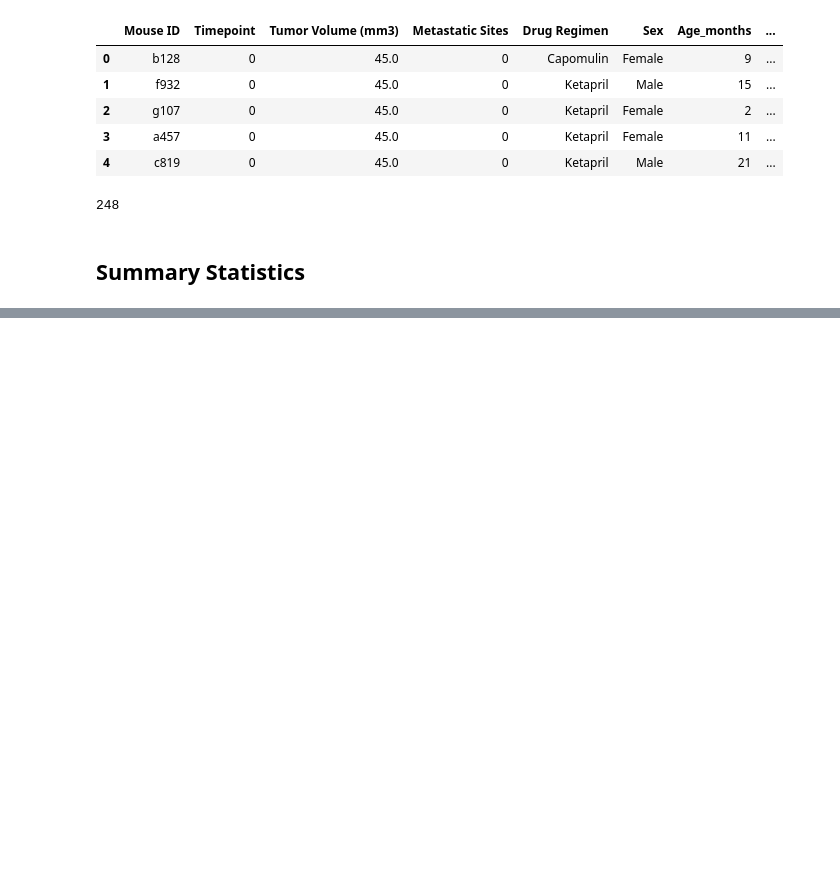
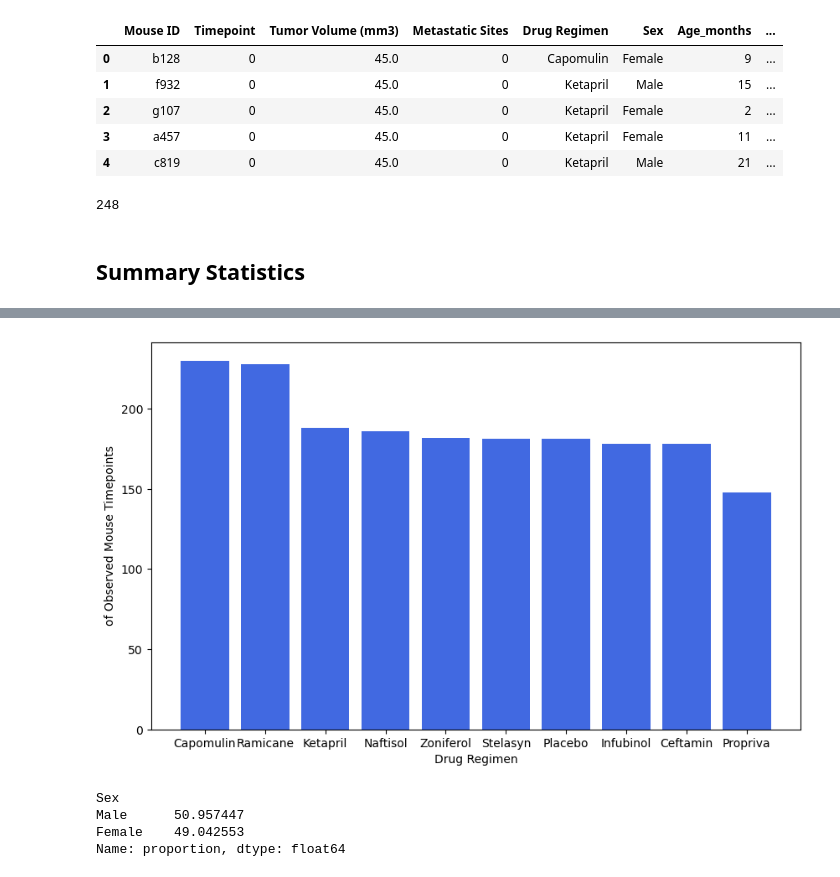
Before and after one commit to Ernawaty2024/matplotlib_challenge, a Jupyter notebook: Pymaceuticals/Pymaceuticals.ipynb.ipynb, the cells around one changed output, grey strips where cells are left out. Saved outputs shown, nothing was run; the diff lists cells and outputs as text; code cells hidden in the pictures; blank space fills up the shorter version.

```diff
--- a/Pymaceuticals/Pymaceuticals.ipynb.ipynb
+++ b/Pymaceuticals/Pymaceuticals.ipynb.ipynb
@@ -91,0 +166,20 @@ mice_count_cleaned_df
+# %%
+# Generate a bar plot showing the total number of rows (Mouse ID/Timepoints) for each drug regimen using pyplot.
+plt.figure(figsize=(10,6))
+plt.bar(counts.index, counts.values, color='royalblue')
+
+plt.xlabel('Drug Regimen')
+plt.ylabel('of Observed Mouse Timepoints')
+
+plt.show()
+# %% [output]
+[figure, added]
+# %%
+# Count the population of male and female
+gender_count = cleaned_df["Sex"] .value_counts(normalize=True) *100
+gender_count
+# %% [output]
+Sex
+Male      50.957447
+Female    49.042553
+Name: proportion, dtype: float64
```
Also changed, not shown: parts of 7 cells of this notebook.
